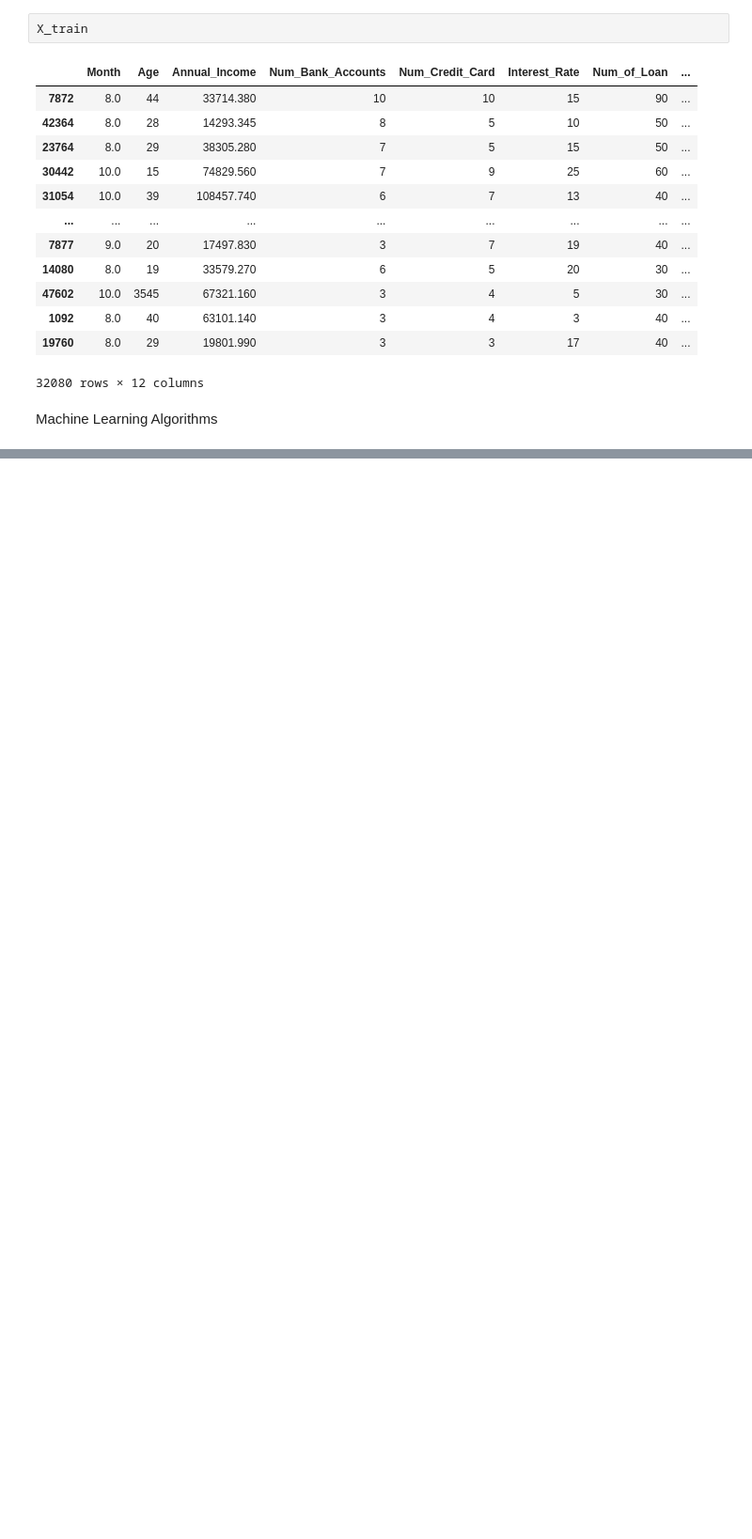
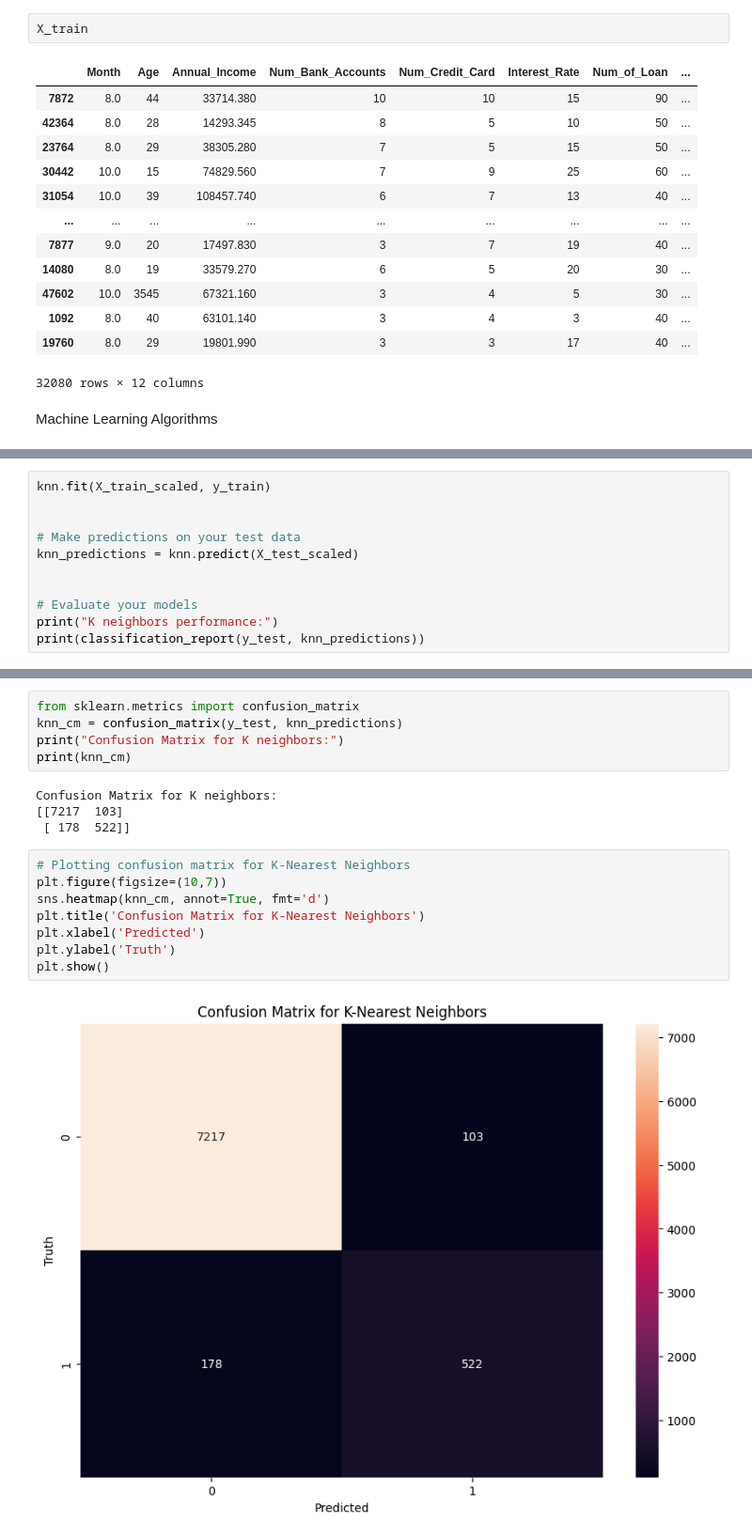
Before and after one commit to mau-JS/OracleML, a Jupyter notebook: CreditML.ipynb, the cells around one changed output, grey strips where cells are left out. Shown at 94% size. Drawn from its saved outputs; the diff is of its cells as text; blank space fills up the shorter version.

```diff
--- a/CreditML.ipynb
+++ b/CreditML.ipynb
@@ -897,0 +891,11 @@ Mean Cross-Validation Score for K-Nearest Neighbors: 0.9145956684289359
+# %%
+knn.fit(X_train_scaled, y_train)
+
+
+# Make predictions on your test data
+knn_predictions = knn.predict(X_test_scaled)
+
+
+# Evaluate your models
+print("K neighbors performance:")
+print(classification_report(y_test, knn_predictions))
@@ -897,0 +912,19 @@ Mean Cross-Validation Score for K-Nearest Neighbors: 0.9145956684289359
+# %%
+from sklearn.metrics import confusion_matrix
+knn_cm = confusion_matrix(y_test, knn_predictions)
+print("Confusion Matrix for K neighbors:")
+print(knn_cm)
+# %% [output]
+Confusion Matrix for K neighbors:
+[[7217  103]
+ [ 178  522]]
+# %%
+# Plotting confusion matrix for K-Nearest Neighbors
+plt.figure(figsize=(10,7))
+sns.heatmap(knn_cm, annot=True, fmt='d')
+plt.title('Confusion Matrix for K-Nearest Neighbors')
+plt.xlabel('Predicted')
+plt.ylabel('Truth')
+plt.show()
+# %% [output]
+[figure, added]
```
Also changed, not shown: parts of 7 cells of this notebook.
